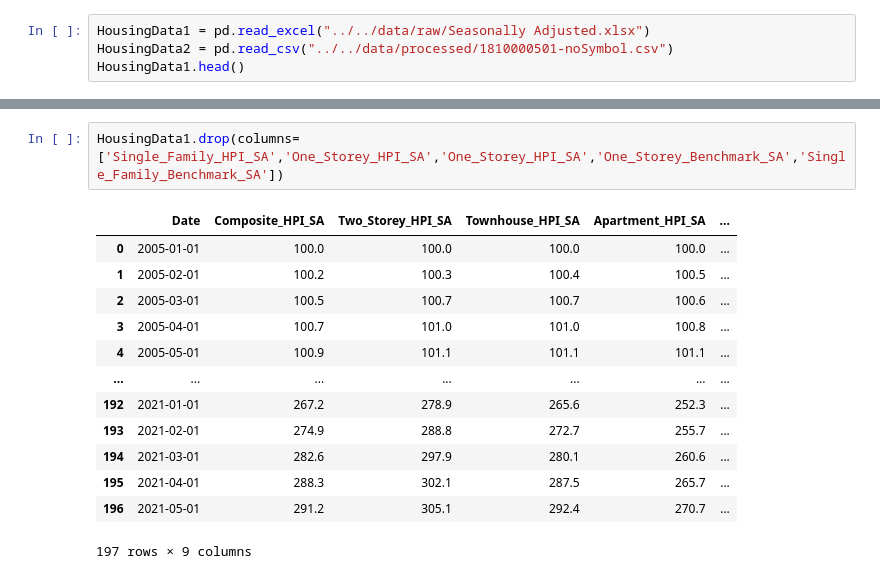
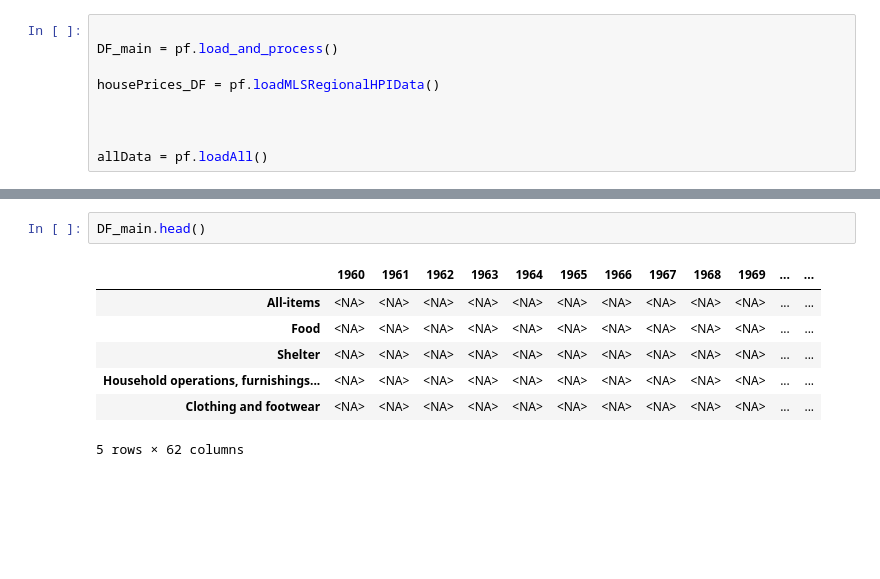
Before and after one commit to data301-2021-summer2/group-11-project, a Jupyter notebook: analysis/AndyMcLean/Milestone2.ipynb, the cells around one changed output, grey strips where cells are left out. Cells and saved outputs as stored; diff of their text form; blank space fills up the shorter version.

```diff
--- a/analysis/AndyMcLean/Milestone2.ipynb
+++ b/analysis/AndyMcLean/Milestone2.ipynb
@@ -3,4 +10,9 @@ import pandas as pd
 # %%
-HousingData1 = pd.read_excel("../../data/raw/Seasonally Adjusted.xlsx")
-HousingData2 = pd.read_csv("../../data/processed/1810000501-noSymbol.csv")
-HousingData1.head()
+
+DF_main = pf.load_and_process()
+
+housePrices_DF = pf.loadMLSRegionalHPIData()
+
+
+
+allData = pf.loadAll()
@@ -24,16 +19,10 @@ HousingData2.head()
 # %%
-HousingData1.drop(columns=['Single_Family_HPI_SA','One_Storey_HPI_SA','One_Storey_HPI_SA','One_Storey_Benchmark_SA','Single_Family_Benchmark_SA'])
+DF_main.head()
 # %% [output]
-|  | Date | Composite_HPI_SA | Two_Storey_HPI_SA | Townhouse_HPI_SA | Apartment_HPI_SA | ... |
-| 0 | 2005-01-01 | 100.0 | 100.0 | 100.0 | 100.0 | ... |
-| 1 | 2005-02-01 | 100.2 | 100.3 | 100.4 | 100.5 | ... |
-| 2 | 2005-03-01 | 100.5 | 100.7 | 100.7 | 100.6 | ... |
-| 3 | 2005-04-01 | 100.7 | 101.0 | 101.0 | 100.8 | ... |
-| 4 | 2005-05-01 | 100.9 | 101.1 | 101.1 | 101.1 | ... |
-| ... | ... | ... | ... | ... | ... | ... |
-| 192 | 2021-01-01 | 267.2 | 278.9 | 265.6 | 252.3 | ... |
-| 193 | 2021-02-01 | 274.9 | 288.8 | 272.7 | 255.7 | ... |
-| 194 | 2021-03-01 | 282.6 | 297.9 | 280.1 | 260.6 | ... |
-| 195 | 2021-04-01 | 288.3 | 302.1 | 287.5 | 265.7 | ... |
-| 196 | 2021-05-01 | 291.2 | 305.1 | 292.4 | 270.7 | ... |
+|  | 1960 | 1961 | 1962 | 1963 | 1964 | 1965 | 1966 | 1967 | 1968 | 1969 | ... | ... |
+| All-items | <NA> | <NA> | <NA> | <NA> | <NA> | <NA> | <NA> | <NA> | <NA> | <NA> | ... | ... |
+| Food | <NA> | <NA> | <NA> | <NA> | <NA> | <NA> | <NA> | <NA> | <NA> | <NA> | ... | ... |
+| Shelter | <NA> | <NA> | <NA> | <NA> | <NA> | <NA> | <NA> | <NA> | <NA> | <NA> | ... | ... |
+| Household operations, furnishings... | <NA> | <NA> | <NA> | <NA> | <NA> | <NA> | <NA> | <NA> | <NA> | <NA> | ... | ... |
+| Clothing and footwear | <NA> | <NA> | <NA> | <NA> | <NA> | <NA> | <NA> | <NA> | <NA> | <NA> | ... | ... |
-197 rows × 9 columns
+5 rows × 62 columns
```
Also changed, not shown: parts of 8 cells of this notebook, 1 other file.
